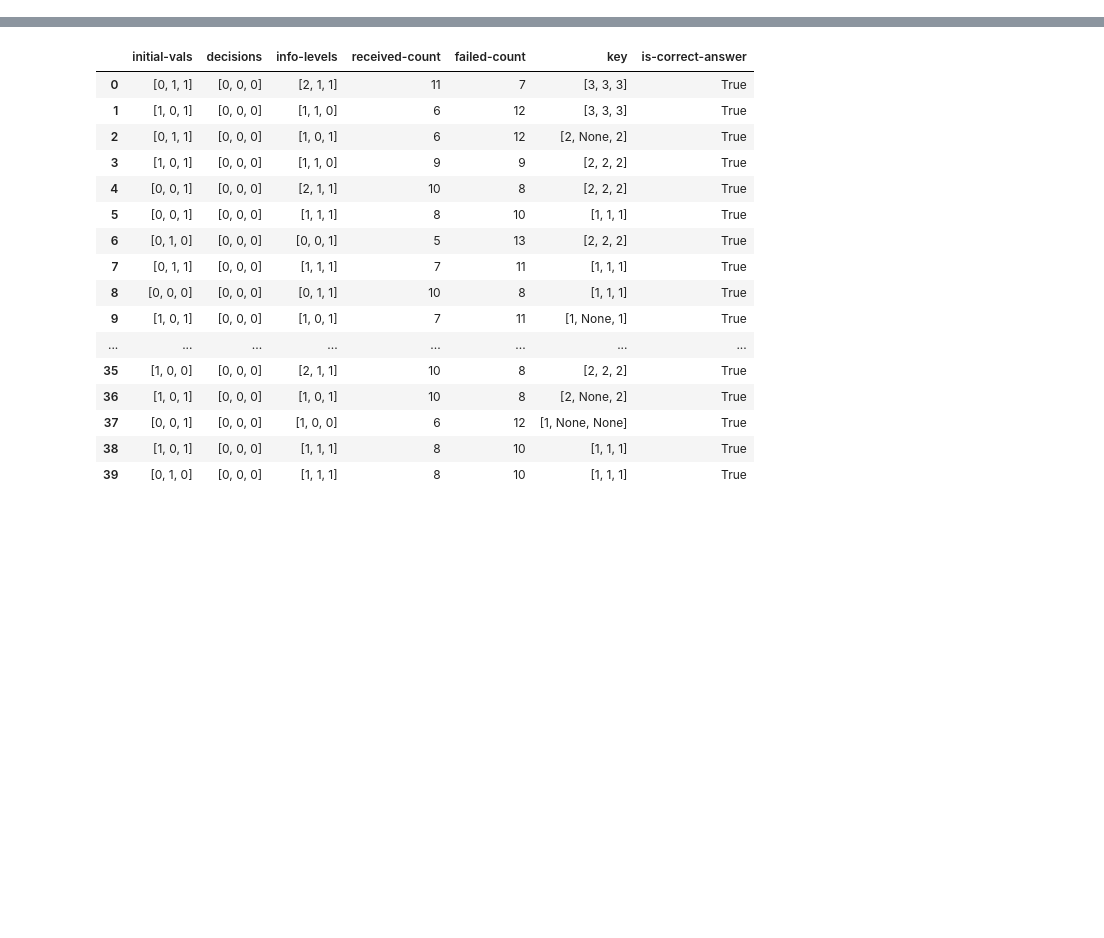
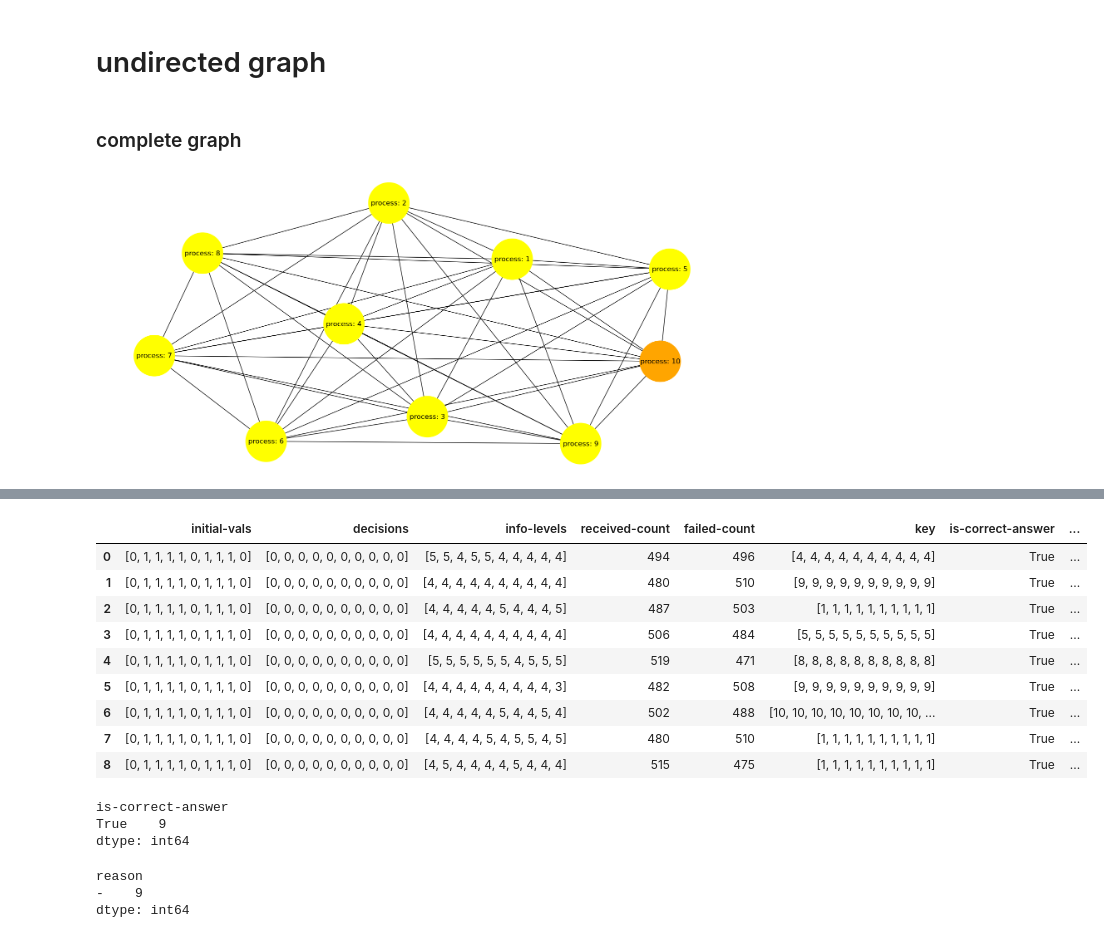
Before and after one commit to ParsaMohammadpour/randomized-coordinated-attack, a Jupyter notebook: sample.ipynb, the cells around one changed output, grey strips where cells are left out. Drawn from its saved outputs; the diff is of its cells as text; code cells hidden in the pictures; blank space fills up the shorter version.

Commit message:
Implementing models and apply simple simulations.

```diff
--- a/sample.ipynb
+++ b/sample.ipynb
@@ -286,6 +5,34 @@ class CoordinatedAttackSim:
+# %%
+LINK_FAILURE_PROB = 50  # percent of link failure probability
+PROB_FUNC = lambda: randint(1, 100) > LINK_FAILURE_PROB
+PROCESS_NUMBER = 10
+ROUNDS_NUMBER = 11
+DECISION_LIST = [0, 1]
+KEY_SELECTOR = PROCESS_NUMBER
+PROCESS_INITIAL_VALUES =  [1] * PROCESS_NUMBER # worst case
+DIFFERENT_PROCESS_INITIAL_VALUES_IN_ROUNDS = False # for continuously having worst case
+SIMULATION_NUMBER = 9
+FIXED_KEY = None
+FIG_SIZE = (15, 7)
+# %% [markdown]
+# undirected graph
+# %% [markdown]
+### complete graph
 # %%
-sim = CoordinatedAttackSim(3, 3, simulation_num=40, prob_func=lambda: randint(0, 1) > 0,
-                           differ_initial_val_on_round=True)
+graph1 = nx.complete_graph(PROCESS_NUMBER)
+
+sim1 = CoordinatedAttackSim(process_count=PROCESS_NUMBER, round_num=ROUNDS_NUMBER, simulation_num=SIMULATION_NUMBER,
+                            prob_func=PROB_FUNC,
+                            differ_initial_val_on_round=DIFFERENT_PROCESS_INITIAL_VALUES_IN_ROUNDS,
+                            process_initial_vals=PROCESS_INITIAL_VALUES,
+                            communication_graph=graph1, key_selector=KEY_SELECTOR, decisions_list=DECISION_LIST,
+                            base_path=f'result/undirected-graph/complete-graph/prob-{LINK_FAILURE_PROB}%/',
+                            fixed_key=FIXED_KEY)
+# %%
+sim1.plot_communication_graph(figsize=FIG_SIZE)
+# %% [output]
+[figure, added]
 # %%
-sim.simulate(log=True)
+df1 = sim1.simulate(log=False)
+df1
 # %% [output]
@@ -309,17 +39,22 @@ sim round: 40, result:{'initial-vals': '[0, 1, 0]', 'decisions': '[0, 0, 0]', 'i
-|  | initial-vals | decisions | info-levels | received-count | failed-count | key | is-correct-answer |
-| 0 | [0, 1, 1] | [0, 0, 0] | [2, 1, 1] | 11 | 7 | [3, 3, 3] | True |
-| 1 | [1, 0, 1] | [0, 0, 0] | [1, 1, 0] | 6 | 12 | [3, 3, 3] | True |
-| 2 | [0, 1, 1] | [0, 0, 0] | [1, 0, 1] | 6 | 12 | [2, None, 2] | True |
-| 3 | [1, 0, 1] | [0, 0, 0] | [1, 1, 0] | 9 | 9 | [2, 2, 2] | True |
-| 4 | [0, 0, 1] | [0, 0, 0] | [2, 1, 1] | 10 | 8 | [2, 2, 2] | True |
-| 5 | [0, 0, 1] | [0, 0, 0] | [1, 1, 1] | 8 | 10 | [1, 1, 1] | True |
-| 6 | [0, 1, 0] | [0, 0, 0] | [0, 0, 1] | 5 | 13 | [2, 2, 2] | True |
-| 7 | [0, 1, 1] | [0, 0, 0] | [1, 1, 1] | 7 | 11 | [1, 1, 1] | True |
-| 8 | [0, 0, 0] | [0, 0, 0] | [0, 1, 1] | 10 | 8 | [1, 1, 1] | True |
-| 9 | [1, 0, 1] | [0, 0, 0] | [1, 0, 1] | 7 | 11 | [1, None, 1] | True |
-| ... | ... | ... | ... | ... | ... | ... | ... |
-| 35 | [1, 0, 0] | [0, 0, 0] | [2, 1, 1] | 10 | 8 | [2, 2, 2] | True |
-| 36 | [1, 0, 1] | [0, 0, 0] | [1, 0, 1] | 10 | 8 | [2, None, 2] | True |
-| 37 | [0, 0, 1] | [0, 0, 0] | [1, 0, 0] | 6 | 12 | [1, None, None] | True |
-| 38 | [1, 0, 1] | [0, 0, 0] | [1, 1, 1] | 8 | 10 | [1, 1, 1] | True |
-| 39 | [0, 1, 0] | [0, 0, 0] | [1, 1, 1] | 8 | 10 | [1, 1, 1] | True |
+|  | initial-vals | decisions | info-levels | received-count | failed-count | key | is-correct-answer | ... |
+| 0 | [0, 1, 1, 1, 1, 0, 1, 1, 1, 0] | [0, 0, 0, 0, 0, 0, 0, 0, 0, 0] | [5, 5, 4, 5, 5, 4, 4, 4, 4, 4] | 494 | 496 | [4, 4, 4, 4, 4, 4, 4, 4, 4, 4] | True | ... |
+| 1 | [0, 1, 1, 1, 1, 0, 1, 1, 1, 0] | [0, 0, 0, 0, 0, 0, 0, 0, 0, 0] | [4, 4, 4, 4, 4, 4, 4, 4, 4, 4] | 480 | 510 | [9, 9, 9, 9, 9, 9, 9, 9, 9, 9] | True | ... |
+| 2 | [0, 1, 1, 1, 1, 0, 1, 1, 1, 0] | [0, 0, 0, 0, 0, 0, 0, 0, 0, 0] | [4, 4, 4, 4, 4, 5, 4, 4, 4, 5] | 487 | 503 | [1, 1, 1, 1, 1, 1, 1, 1, 1, 1] | True | ... |
+| 3 | [0, 1, 1, 1, 1, 0, 1, 1, 1, 0] | [0, 0, 0, 0, 0, 0, 0, 0, 0, 0] | [4, 4, 4, 4, 4, 4, 4, 4, 4, 4] | 506 | 484 | [5, 5, 5, 5, 5, 5, 5, 5, 5, 5] | True | ... |
+| 4 | [0, 1, 1, 1, 1, 0, 1, 1, 1, 0] | [0, 0, 0, 0, 0, 0, 0, 0, 0, 0] | [5, 5, 5, 5, 5, 5, 4, 5, 5, 5] | 519 | 471 | [8, 8, 8, 8, 8, 8, 8, 8, 8, 8] | True | ... |
+| 5 | [0, 1, 1, 1, 1, 0, 1, 1, 1, 0] | [0, 0, 0, 0, 0, 0, 0, 0, 0, 0] | [4, 4, 4, 4, 4, 4, 4, 4, 4, 3] | 482 | 508 | [9, 9, 9, 9, 9, 9, 9, 9, 9, 9] | True | ... |
+| 6 | [0, 1, 1, 1, 1, 0, 1, 1, 1, 0] | [0, 0, 0, 0, 0, 0, 0, 0, 0, 0] | [4, 4, 4, 4, 4, 5, 4, 4, 5, 4] | 502 | 488 | [10, 10, 10, 10, 10, 10, 10, 10, ... | True | ... |
+| 7 | [0, 1, 1, 1, 1, 0, 1, 1, 1, 0] | [0, 0, 0, 0, 0, 0, 0, 0, 0, 0] | [4, 4, 4, 4, 5, 4, 5, 5, 4, 5] | 480 | 510 | [1, 1, 1, 1, 1, 1, 1, 1, 1, 1] | True | ... |
+| 8 | [0, 1, 1, 1, 1, 0, 1, 1, 1, 0] | [0, 0, 0, 0, 0, 0, 0, 0, 0, 0] | [4, 5, 4, 4, 4, 4, 5, 4, 4, 4] | 515 | 475 | [1, 1, 1, 1, 1, 1, 1, 1, 1, 1] | True | ... |
+# %%
+sim1.get_results_compare(df1)
+# %% [output]
+is-correct-answer
+True    9
+dtype: int64
+# %%
+sim1.get_results_compare(df1, col='reason')
+# %% [output]
+reason
+-    9
+dtype: int64
```
Also changed, not shown: parts of 40 cells of this notebook, 4 other files.
